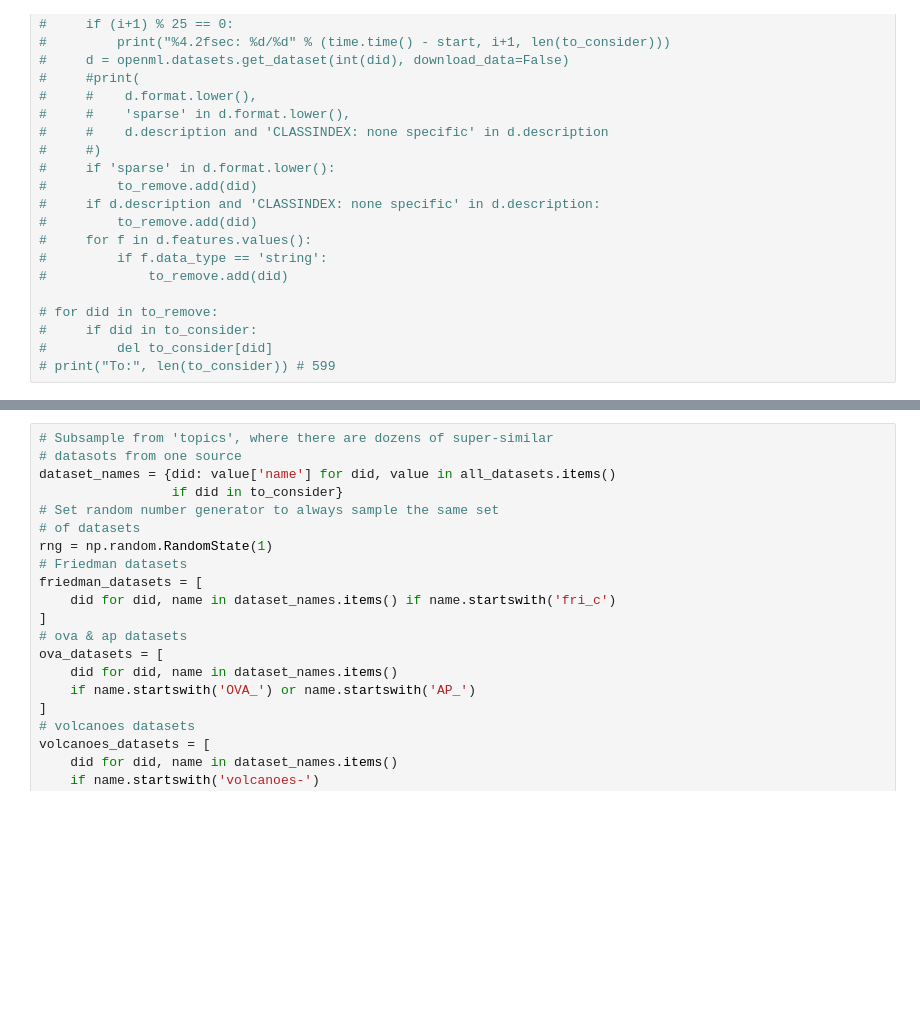
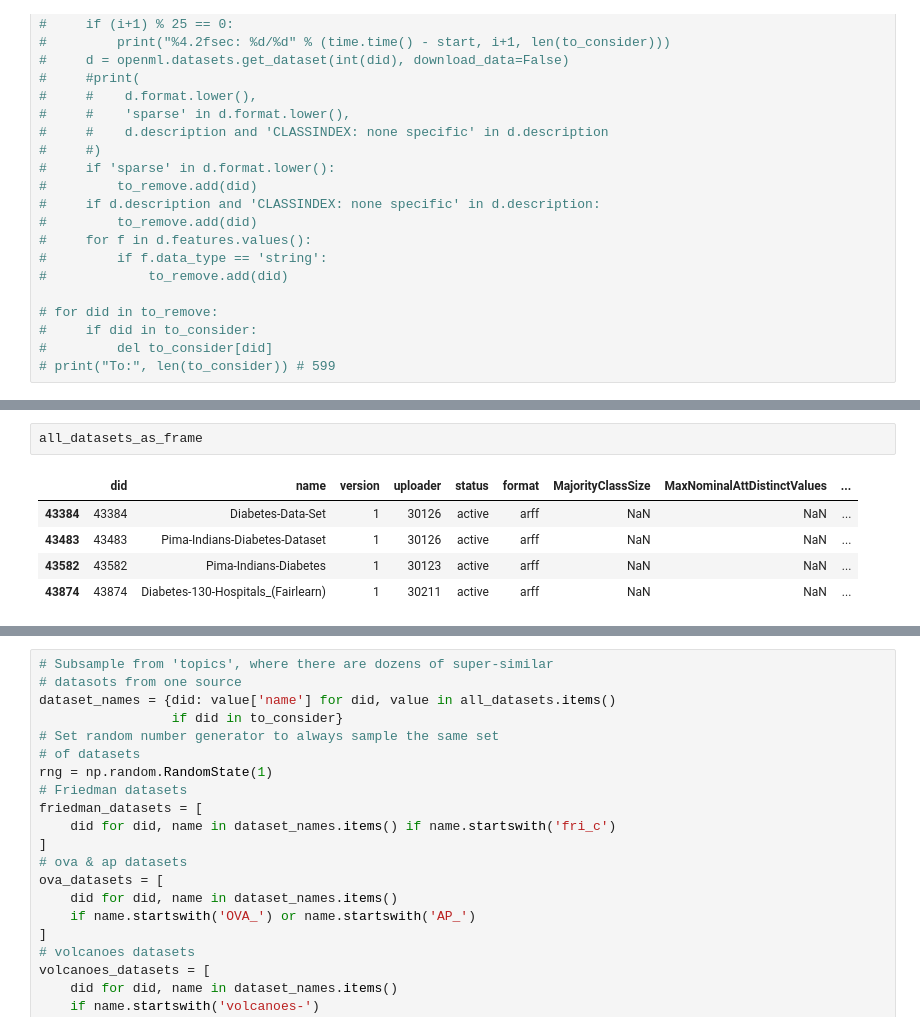
Before and after one commit to WmWessels/MasterThesis, a Jupyter notebook: GetOpenMLTaskIDs_regr.ipynb, the cells around one changed output, grey strips where cells are left out. Drawn from its saved outputs; the diff is of its cells as text; blank space fills up the shorter version.

```diff
--- a/GetOpenMLTaskIDs_regr.ipynb
+++ b/GetOpenMLTaskIDs_regr.ipynb
@@ -277,0 +349,8 @@ To: 1430
+# %%
+all_datasets_as_frame
+# %% [output]
+|  | did | name | version | uploader | status | format | MajorityClassSize | MaxNominalAttDistinctValues | ... |
+| 43384 | 43384 | Diabetes-Data-Set | 1 | 30126 | active | arff | NaN | NaN | ... |
+| 43483 | 43483 | Pima-Indians-Diabetes-Dataset | 1 | 30126 | active | arff | NaN | NaN | ... |
+| 43582 | 43582 | Pima-Indians-Diabetes | 1 | 30123 | active | arff | NaN | NaN | ... |
+| 43874 | 43874 | Diabetes-130-Hospitals_(Fairlearn) | 1 | 30211 | active | arff | NaN | NaN | ... |
```
Also changed, not shown: parts of 20 cells of this notebook, 3 other files.
